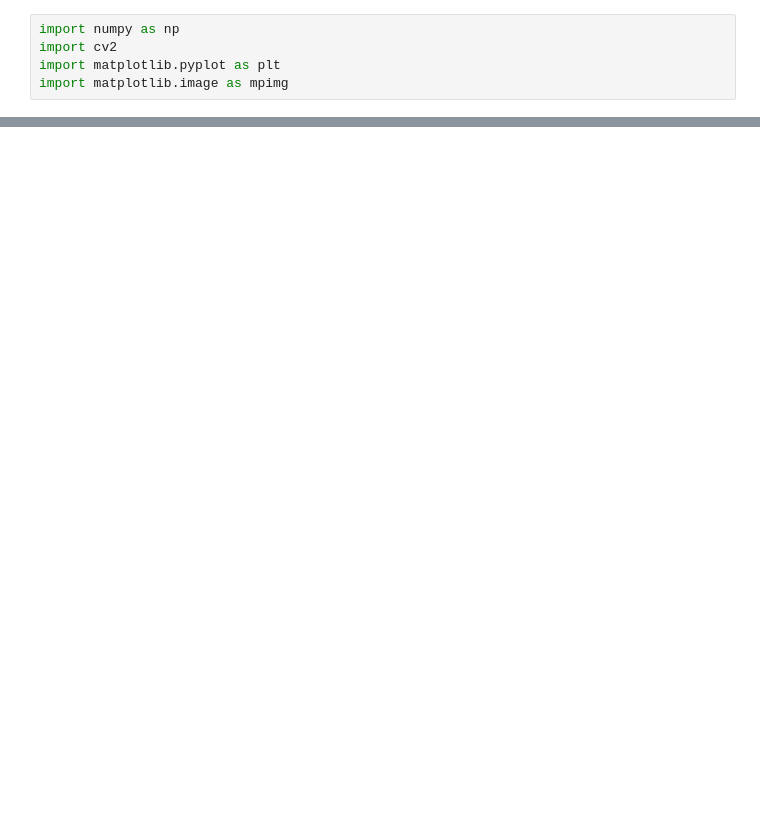
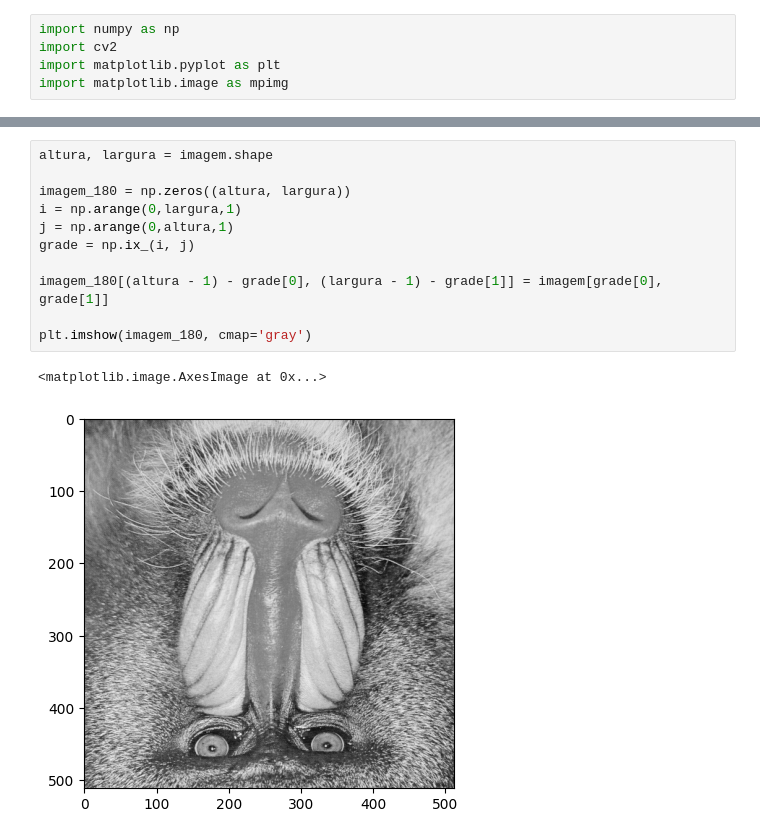
Before and after one commit to VLROCK/MC920, a Jupyter notebook: Trabalho1/tarefa1.ipynb, the cells around one changed output, grey strips where cells are left out. Cells and saved outputs as stored; diff of their text form; blank space fills up the shorter version.

```diff
--- a/Trabalho1/tarefa1.ipynb
+++ b/Trabalho1/tarefa1.ipynb
@@ -20,0 +22,14 @@ plt.imshow(imagem_90, cmap='gray')
+# %%
+altura, largura = imagem.shape
+
+imagem_180 = np.zeros((altura, largura))
+i = np.arange(0,largura,1)
+j = np.arange(0,altura,1)
+grade = np.ix_(i, j)
+
+imagem_180[(altura - 1) - grade[0], (largura - 1) - grade[1]] = imagem[grade[0], grade[1]]
+
+plt.imshow(imagem_180, cmap='gray')
+# %% [output]
+<matplotlib.image.AxesImage at 0x...>
+[figure, added]
```
Also changed, not shown: parts of 3 cells of this notebook, 7 other files.
